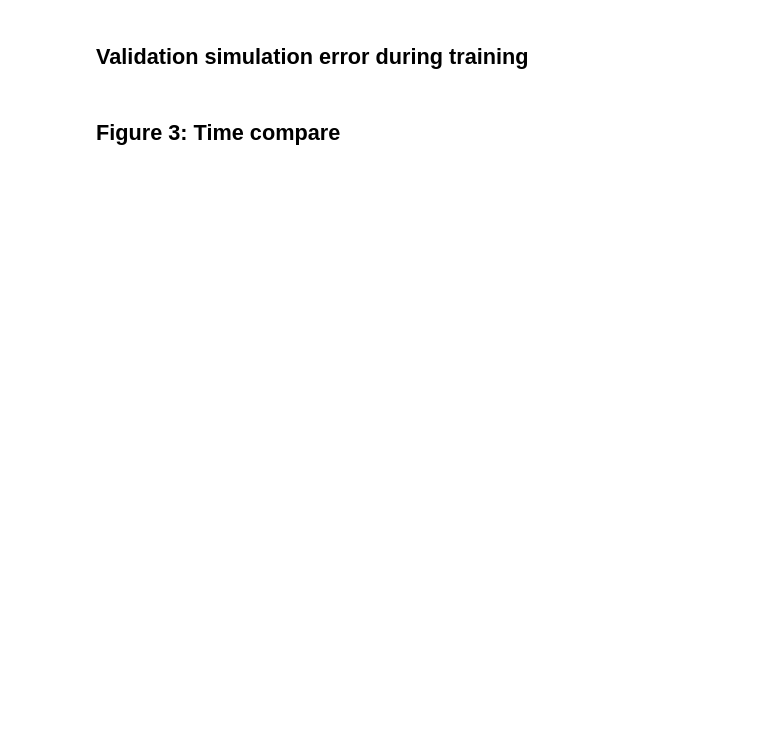
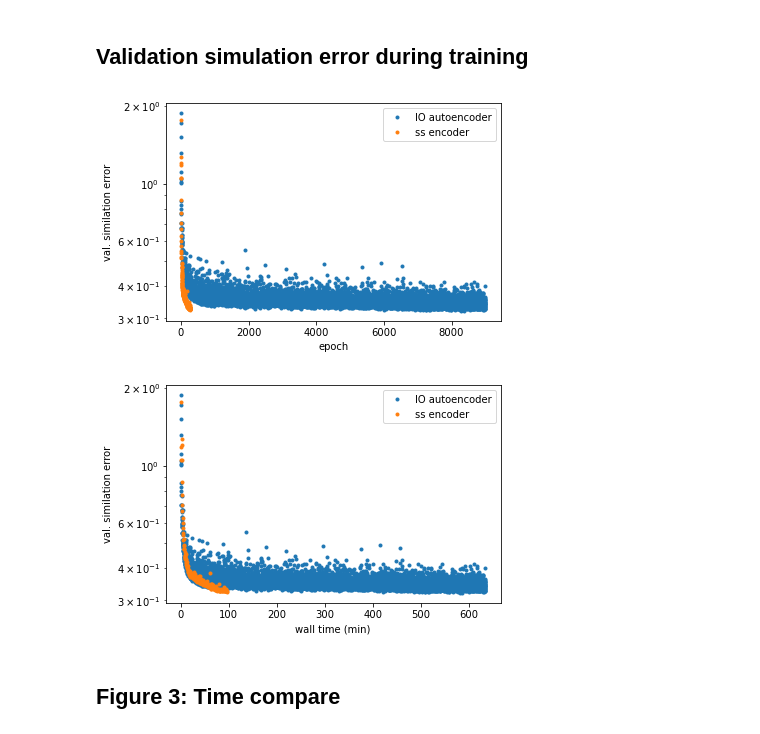
Before and after one commit to GerbenBeintema/SS-encoder-video, a Jupyter notebook: ball-in-box-encoder-approach.ipynb, the cells around one changed output. Drawn from its saved outputs; the diff is of its cells as text; code cells hidden in the pictures; blank space fills up the shorter version.

```diff
--- a/ball-in-box-encoder-approach.ipynb
+++ b/ball-in-box-encoder-approach.ipynb
@@ -98,35 +98,35 @@ def get_fit_sys_ss(nx=6):
     fit_sys.norm.ustd = np.std(train.u,axis=0)
     return fit_sys
 
-if True:
+if False:
     fit_sys = get_fit_sys_ss()
     fit_sys.fit(train.flatten(),verbose=2, epochs=930, loss_kwargs=dict(nf=50,dilation=dilation),sim_val=val.flatten())
     fit_sys.save_system('systems/SS-encoder-sys') #prevent accidental overwrite is bad
 else:
     fit_sys = deepSI.load_system('systems/SS-encoder-sys')
 
-if True:
+if False:
     fit_sys_5 = get_fit_sys_ss()
     fit_sys_5.fit(train_5.flatten(),verbose=2, epochs=240, loss_kwargs=dict(nf=50,dilation=dilation),sim_val=val_5.flatten())
     fit_sys_5.save_system('systems/SS-encoder-sys-5') #prevent accidental overwrite is bad
 else:
     fit_sys_5 = deepSI.load_system('systems/SS-encoder-sys-5')
 
-if True:
+if False:
     fit_sys_20 = get_fit_sys_ss()
     fit_sys_20.fit(train_20.flatten(),verbose=2, epochs=240, loss_kwargs=dict(nf=50,dilation=dilation),sim_val=val_20.flatten())
     fit_sys_20.save_system('systems/SS-encoder-sys-20') #prevent accidental overwrite is bad
 else:
     fit_sys_20 = deepSI.load_system('systems/SS-encoder-sys-20')
 
-if True:
+if False:
     fit_sys_50 = get_fit_sys_ss()
     fit_sys_50.fit(train_50.flatten(),verbose=2, epochs=240, loss_kwargs=dict(nf=50,dilation=dilation),sim_val=val_50.flatten())
     fit_sys_50.save_system('systems/SS-encoder-sys-50') #prevent accidental overwrite is bad
 else:
     fit_sys_50 = deepSI.load_system('systems/SS-encoder-sys-50')
 
-if True:
+if False:
     fit_sys_100 = get_fit_sys_ss()
     fit_sys_100.fit(train_100.flatten(),verbose=2, epochs=240, loss_kwargs=dict(nf=50,dilation=dilation),sim_val=val_100.flatten())
     fit_sys_100.save_system('systems/SS-encoder-sys-100') #prevent accidental overwrite is bad
@@ -161,35 +163,40 @@ def get_IO_sys():
     fit_sys_auto.norm.ustd = np.std(train.u,axis=0)
     return fit_sys_auto
 
-if True:
+if False:
     fit_sys_auto = get_IO_sys()
     fit_sys_auto.fit(train.flatten(),verbose=2, epochs=15*600, loss_kwargs=dict(),sim_val=val.flatten())
     fit_sys_auto.save_system('systems/IO-autoencoder-sys') #overwrite is bad
+    fit_sys_auto.checkpoint_load_system('_last')
+    fit_sys_auto.save_system('systems/IO-autoencoder-sys-last')
+    fit_sys_auto.checkpoint_load_system('_best')
+#     fit_sys_auto_last = deepSI.load_system('systems/IO-autoencoder-sys-last')
 else:
     fit_sys_auto = deepSI.load_system('systems/IO-autoencoder-sys')
+fit_sys_auto_last = deepSI.load_system('systems/IO-autoencoder-sys-last') #epoch in time
 
-if True:
+if False:
     fit_sys_auto_5 = get_IO_sys()
     fit_sys_auto_5.fit(train_5.flatten(),verbose=2, epochs=1000, loss_kwargs=dict(),sim_val=val_5.flatten())
     fit_sys_auto_5.save_system('systems/IO-autoencoder-sys-5') #overwrite is bad
 else:
     fit_sys_auto_5 = deepSI.load_system('systems/IO-autoencoder-sys-5')
 
-if True:
+if False:
     fit_sys_auto_20 = get_IO_sys()
     fit_sys_auto_20.fit(train_20.flatten(),verbose=2, epochs=1000, loss_kwargs=dict(),sim_val=val_20.flatten())
     fit_sys_auto_20.save_system('systems/IO-autoencoder-sys-20') #overwrite is bad
 else:
     fit_sys_auto_20 = deepSI.load_system('systems/IO-autoencoder-sys-20')
 
-if True:
+if False:
     fit_sys_auto_50 = get_IO_sys()
     fit_sys_auto_50.fit(train_50.flatten(),verbose=2, epochs=1000, loss_kwargs=dict(),sim_val=val_50.flatten())
     fit_sys_auto_50.save_system('systems/IO-autoencoder-sys-50') #overwrite is bad
 else:
     fit_sys_auto_50 = deepSI.load_system('systems/IO-autoencoder-sys-50')
 
-if True:
+if False:
     fit_sys_auto_100 = get_IO_sys()
     fit_sys_auto_100.fit(train_100.flatten(),verbose=2, epochs=1000, loss_kwargs=dict(),sim_val=val_100.flatten())
     fit_sys_auto_100.save_system('systems/IO-autoencoder-sys-100') #overwrite is bad
@@ -230,16 +254,23 @@ plt.show()
 # %% [markdown]
 ## Validation simulation error during training
 # %%
-plt.semilogy(fit_sys_auto.Loss_val,'.')
+plt.semilogy(fit_sys_auto_last.Loss_val,'.')
 plt.semilogy(np.array(fit_sys.Loss_val),'.')
+
 plt.xlabel('epoch')
 plt.ylabel('val. similation error')
+plt.legend(['IO autoencoder','ss encoder'])
 plt.show()
-plt.semilogy(fit_sys_auto.time/60,fit_sys_auto.Loss_val,'.')
+
+plt.semilogy(fit_sys_auto_last.time/60,fit_sys_auto_last.Loss_val,'.')
 plt.semilogy(np.array(fit_sys.time)/60,np.array(fit_sys.Loss_val),'.')
+plt.legend(['IO autoencoder','ss encoder'])
 plt.xlabel('wall time (min)')
 plt.ylabel('val. similation error')
 plt.show()
+# %% [output]
+[figure, added]
+[figure, added]
 # %% [markdown]
 ## Figure 3: Time compare
 # %%
```
Also changed, not shown: parts of 10 cells of this notebook, 2 other files.
